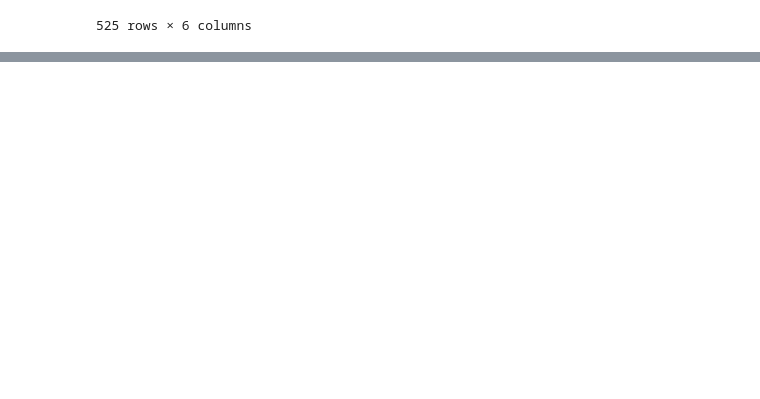
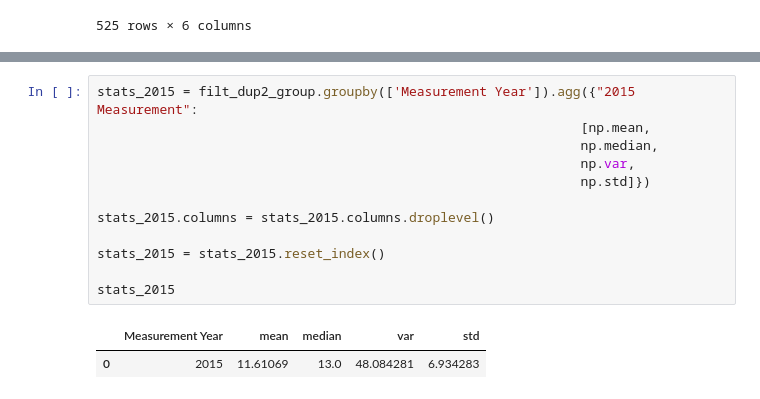
Before and after one commit to mfahey312/SaguaroProject, a Jupyter notebook: Steven/Cleaning_Data.ipynb, the cells around one changed output, grey strips where cells are left out. Cells and saved outputs as stored; diff of their text form; blank space fills up the shorter version.

```diff
--- a/Steven/Cleaning_Data.ipynb
+++ b/Steven/Cleaning_Data.ipynb
@@ -453,0 +469,15 @@ clean_group_df1
+# %%
+stats_2015 = filt_dup2_group.groupby(['Measurement Year']).agg({"2015 Measurement":
+                                                              [np.mean,
+                                                              np.median,
+                                                              np.var,
+                                                              np.std]})
+
+stats_2015.columns = stats_2015.columns.droplevel()
+
+stats_2015 = stats_2015.reset_index()
+
+stats_2015
+# %% [output]
+|  | Measurement Year | mean | median | var | std |
+| 0 | 2015 | 11.61069 | 13.0 | 48.084281 | 6.934283 |
```
Also changed, not shown: parts of 4 cells of this notebook.
